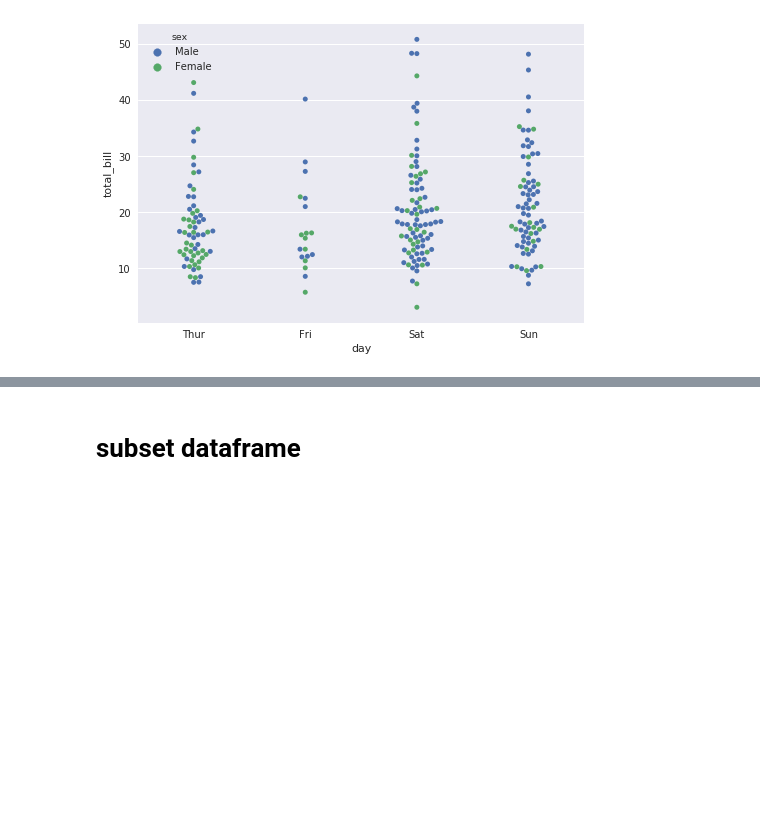
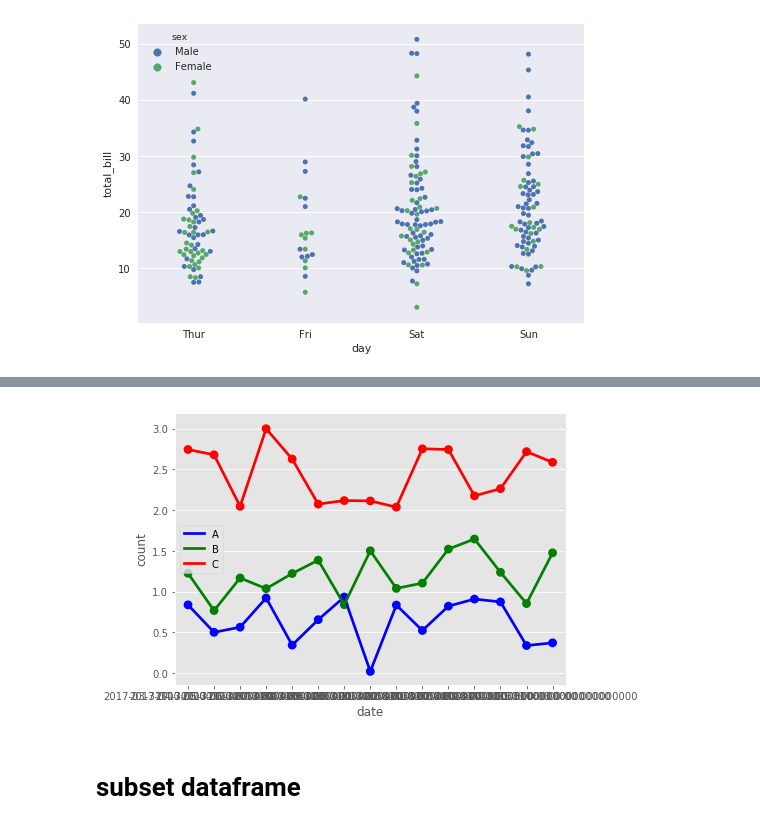
Before and after one commit to stuartzong/notebook, a Jupyter notebook: new_pandas_study.ipynb, the cells around one changed output, grey strips where cells are left out. Cells and saved outputs as stored; diff of their text form; code cells hidden in the pictures; blank space fills up the shorter version.

```diff
--- a/new_pandas_study.ipynb
+++ b/new_pandas_study.ipynb
@@ -842,3 +871,32 @@ sns.swarmplot(x="day", y="total_bill", hue="sex", data=tips);
+# %%
+import matplotlib.pyplot as plt
+import pandas as pd
+import seaborn as sns
+import numpy as np
+
+date = pd.date_range("2017-03", freq="M", periods=15)
+count = np.random.rand(15,4)
+df1 = pd.DataFrame({"date":date, "count" : count[:,0]})
+df2 = pd.DataFrame({"date":date, "count" : count[:,1]+0.7})
+df3 = pd.DataFrame({"date":date, "count" : count[:,2]+2})
+
+f, ax = plt.subplots(1, 1)
+x_col='date'
+y_col = 'count'
+
+sns.pointplot(ax=ax,x=x_col,y=y_col,data=df1,color='blue')
+sns.pointplot(ax=ax,x=x_col,y=y_col,data=df2,color='green')
+sns.pointplot(ax=ax,x=x_col,y=y_col,data=df3,color='red')
+
+ax.legend(handles=ax.lines[::len(df1)+1], labels=["A","B","C"])
+# print(ax.pointplot)
+
+# ax.set_xticklabels([t.get_text().split("T")[0] for t in ax.get_xticklabels()])
+# plt.gcf().autofmt_xdate()
+
+plt.show()
+# %% [output]
+[figure, added]
 # %% [markdown]
 # subset dataframe
 # %%
```
Also changed, not shown: parts of 9 cells of this notebook, 9 other files.
